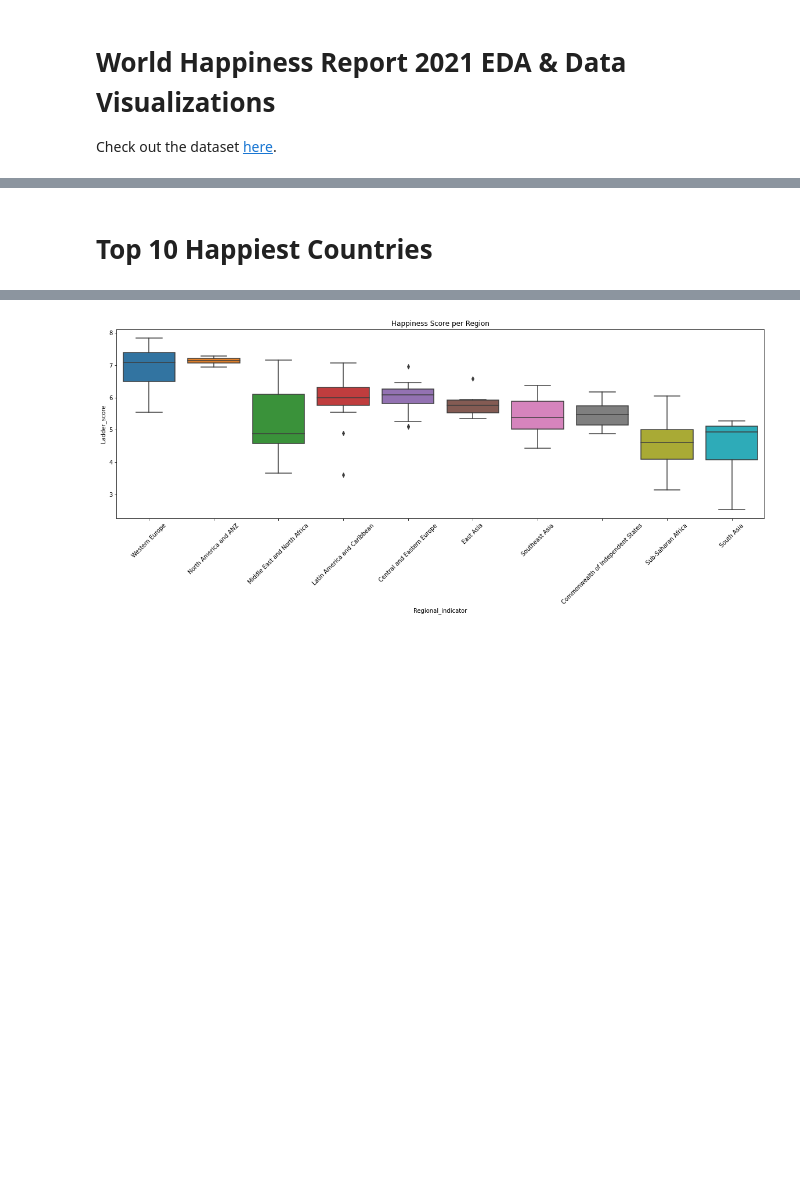
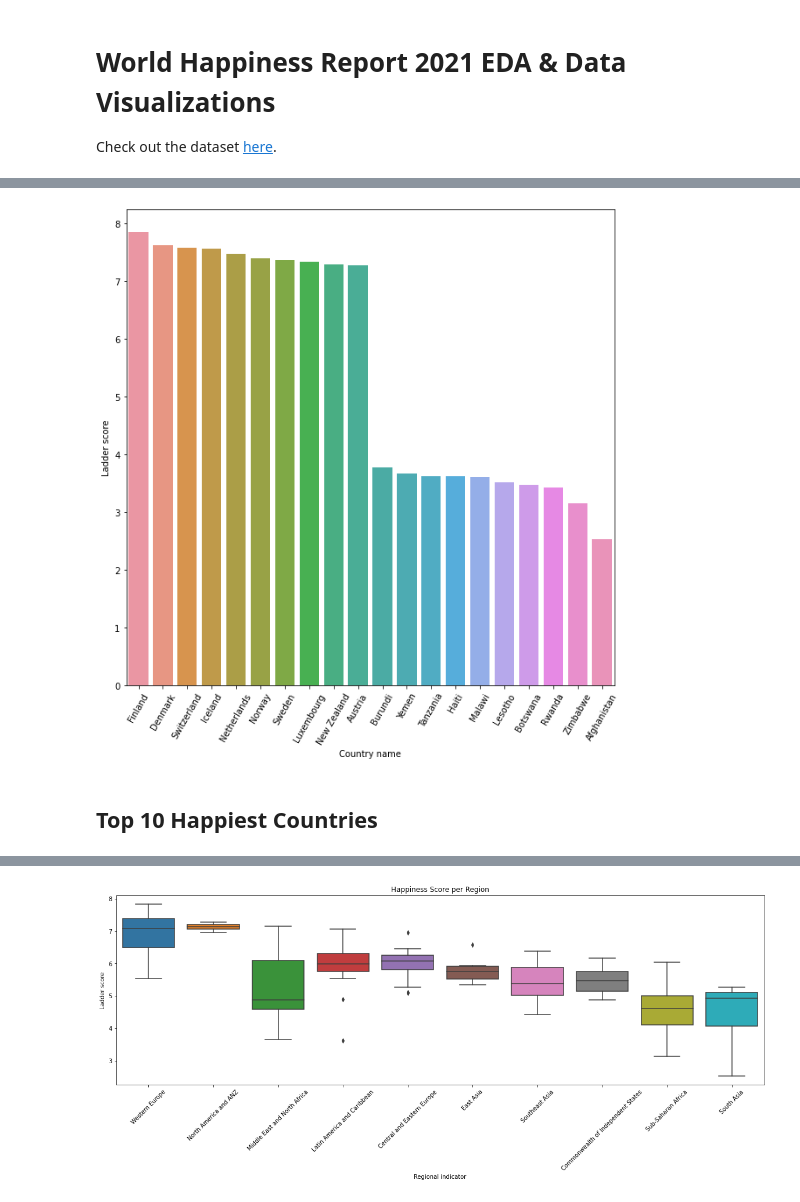
Before and after one commit to kaykaym01/World-Happiness-Report-EDA, a Jupyter notebook: World Happiness Report.ipynb, the cells around one changed output, grey strips where cells are left out. Drawn from its saved outputs; the diff is of its cells as text; code cells hidden in the pictures; blank space fills up the shorter version.

Commit message:
Added markdown and correlation visualizations.

```diff
--- a/World Happiness Report.ipynb
+++ b/World Happiness Report.ipynb
@@ -65,4 +62,5 @@ whr.head(10)
 # %%
-whr.tail(10)
+top10 = whr.head(10)
+top10
 # %% [output]
 |  | Country name | Regional indicator | Ladder score | Standard error of ladder score | upperwhisker | lowerwhisker | ... |
@@ -78,0 +77,3 @@ whr.tail(10)
+# %%
+bot10 = whr.tail(10)
+bot10
@@ -79,2 +92,10 @@ whr.tail(10)
+# %%
+data = pd.concat([top10,bot10])
+plt.figure(figsize=(10,10))
+sns.barplot(x="Country name", y="Ladder score", data=data)
+plt.xticks(rotation=60)
+plt.show()
+# %% [output]
+[figure, added]
 # %% [markdown]
-# Top 10 Happiest Countries
+## Top 10 Happiest Countries
```
Also changed, not shown: parts of 40 cells of this notebook.
